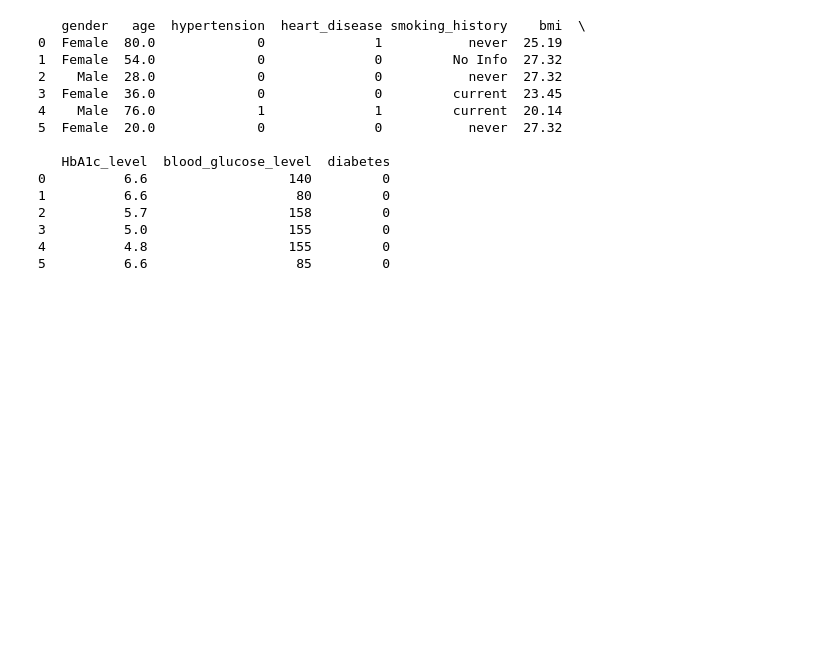
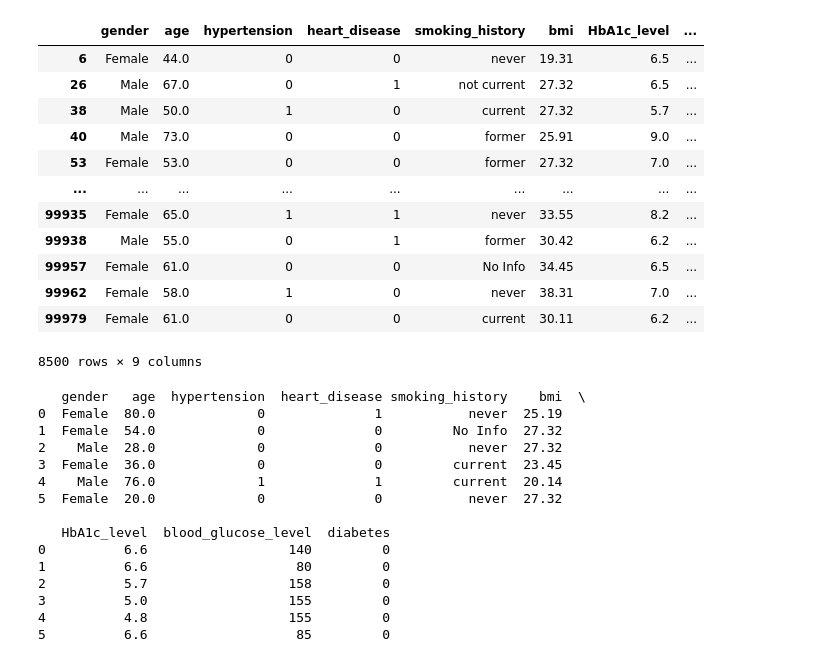
Before and after one commit to minhvyha/PredictifyMeNoteBook, a Jupyter notebook: ML/diabetes_prediction.ipynb, the cells around one changed output. Cells and saved outputs as stored; diff of their text form; code cells hidden in the pictures; blank space fills up the shorter version.

```diff
--- a/ML/diabetes_prediction.ipynb
+++ b/ML/diabetes_prediction.ipynb
@@ -19,6 +19,21 @@ import seaborn as sns
 # %%
 # Import raw data
 diabetes = pd.read_csv('diabetes_prediction_dataset.csv')
+diabetes.loc[diabetes['diabetes'] == 1]
+# %% [output]
+|  | gender | age | hypertension | heart_disease | smoking_history | bmi | HbA1c_level | ... |
+| 6 | Female | 44.0 | 0 | 0 | never | 19.31 | 6.5 | ... |
+| 26 | Male | 67.0 | 0 | 1 | not current | 27.32 | 6.5 | ... |
+| 38 | Male | 50.0 | 1 | 0 | current | 27.32 | 5.7 | ... |
+| 40 | Male | 73.0 | 0 | 0 | former | 25.91 | 9.0 | ... |
+| 53 | Female | 53.0 | 0 | 0 | former | 27.32 | 7.0 | ... |
+| ... | ... | ... | ... | ... | ... | ... | ... | ... |
+| 99935 | Female | 65.0 | 1 | 1 | never | 33.55 | 8.2 | ... |
+| 99938 | Male | 55.0 | 0 | 1 | former | 30.42 | 6.2 | ... |
+| 99957 | Female | 61.0 | 0 | 0 | No Info | 34.45 | 6.5 | ... |
+| 99962 | Female | 58.0 | 1 | 0 | never | 38.31 | 7.0 | ... |
+| 99979 | Female | 61.0 | 0 | 0 | current | 30.11 | 6.2 | ... |
+8500 rows × 9 columns
 # %%
 # Print the first 6 rows
 print(diabetes.head(6))
```
Also changed, not shown: parts of 14 cells of this notebook, 5 other files.
